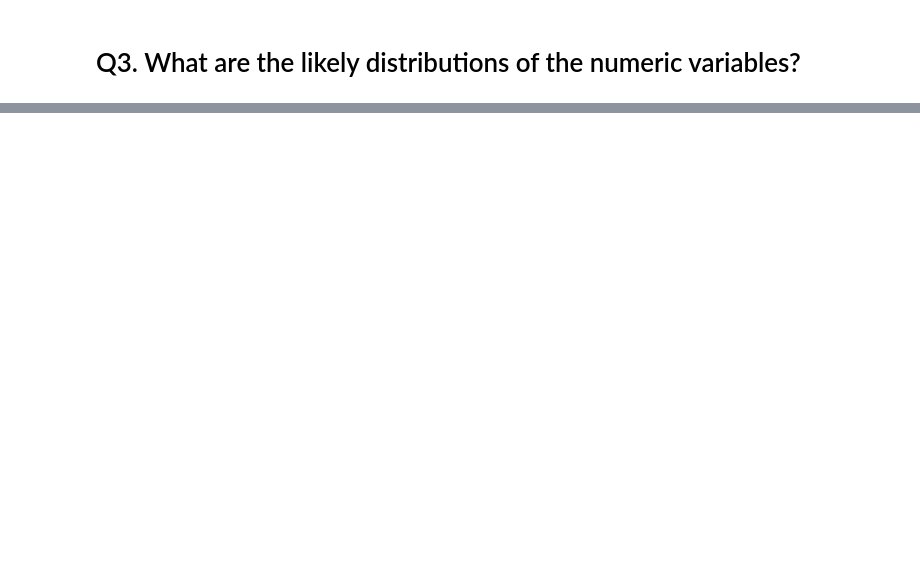
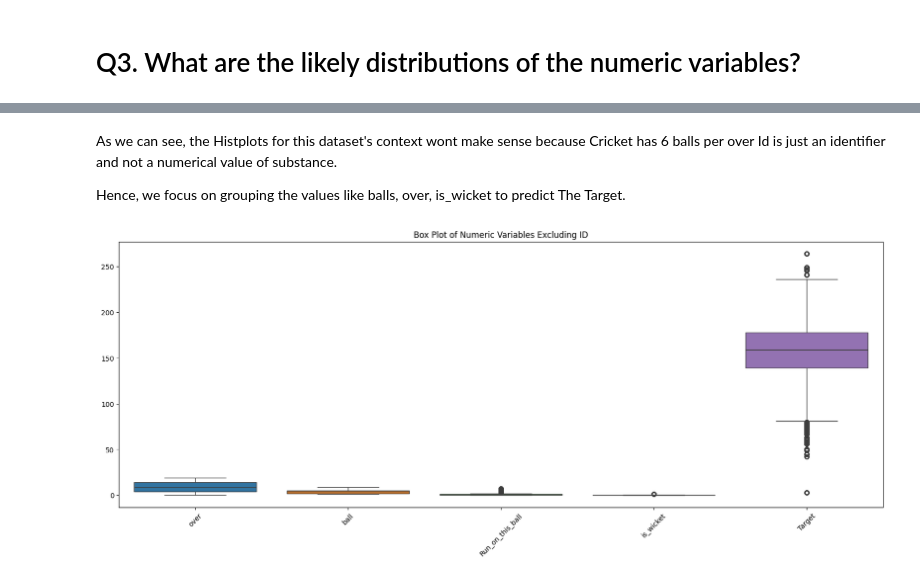
Before and after one commit to shreyas-sreedhar/ipl-data-analysis, a Jupyter notebook: DSETM_Assignment_1.ipynb, the cells around one changed output, grey strips where cells are left out. Cells and saved outputs as stored; diff of their text form; code cells hidden in the pictures; blank space fills up the shorter version.

```diff
--- a/DSETM_Assignment_1.ipynb
+++ b/DSETM_Assignment_1.ipynb
@@ -492,0 +573,15 @@ Yes
+# %% [markdown]
+As we can see, the Histplots for this dataset's context wont make sense because Cricket has 6 balls per over
+Id is just an identifier and not a numerical value of substance.
+
+Hence, we focus on grouping the values like balls, over, is_wicket to predict The Target.
+# %%
+data_without_id = data.select_dtypes(include=['float64', 'int64']).drop('id', axis=1)
+
+plt.figure(figsize=(20, 7))
+sns.boxplot(data=data_without_id)
+plt.xticks(rotation=45)  # Rotates the labels on the x-axis for better readability
+plt.title('Box Plot of Numeric Variables Excluding ID')
+plt.show()
+# %% [output]
+[figure, added]
```
Also changed, not shown: parts of 87 cells of this notebook.
